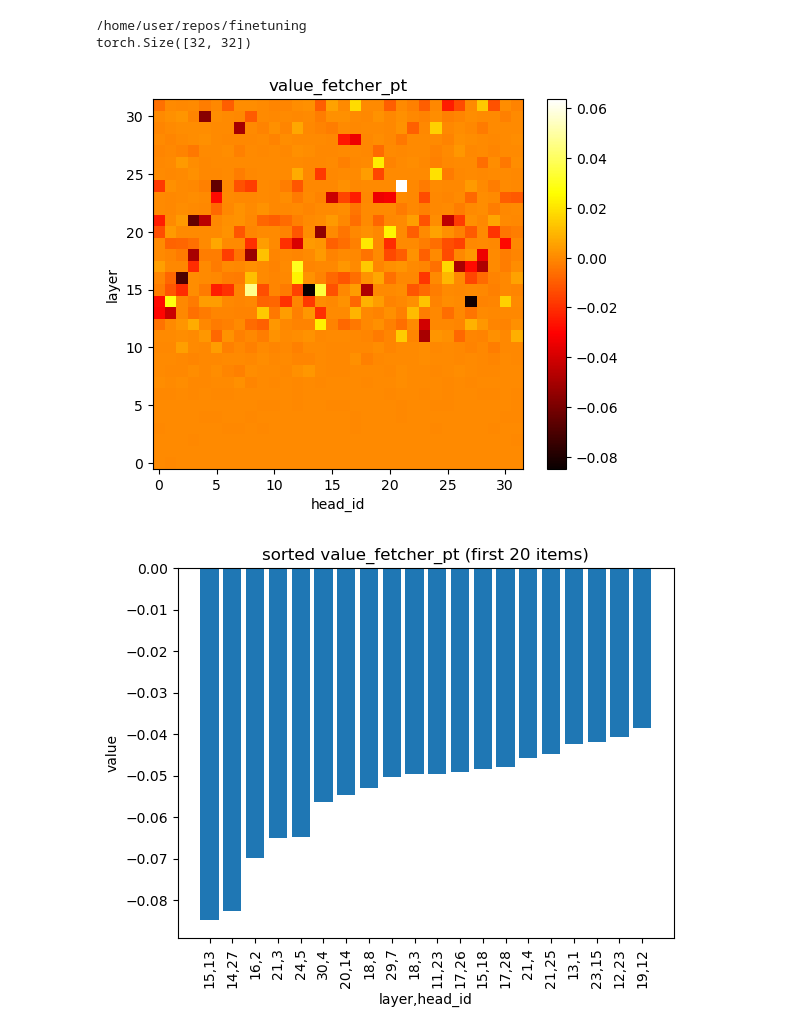
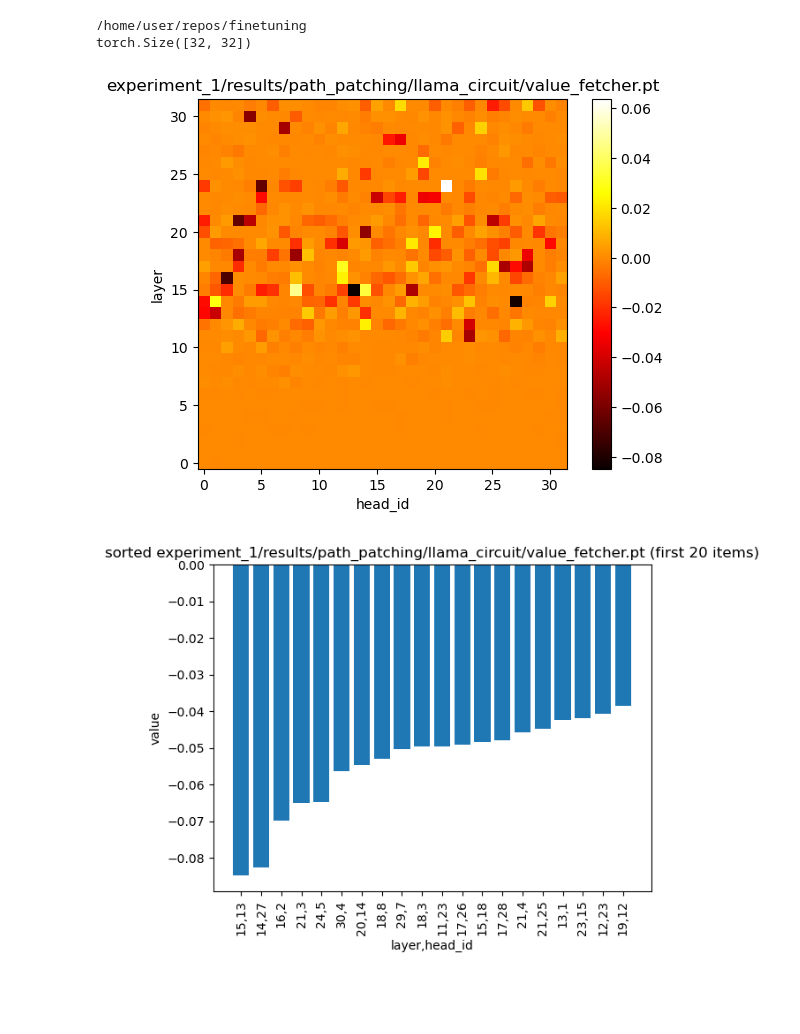
Before and after one commit to Neelectric/finetuning, a Jupyter notebook: data_explorer.ipynb, the cells around one changed output. Saved outputs shown, nothing was run; the diff lists cells and outputs as text; code cells hidden in the pictures; blank space fills up the shorter version.

```diff
--- a/data_explorer.ipynb
+++ b/data_explorer.ipynb
@@ -1,29 +1,29 @@
 # %%
 # open the pt file that was saved under "experiment_1/results/path_patching/llama_circuit/value_fetcher.pt" with torch.save and print
 
 import torch
 import os
 import matplotlib.pyplot as plt
 print(os.getcwd())
-
-value_fetcher_pt = torch.load("experiment_1/results/path_patching/llama_circuit/value_fetcher.pt").to("cpu")
+path = "experiment_1/results/path_patching/llama_circuit/value_fetcher.pt"
+value_fetcher_pt = torch.load(path).to("cpu")
 print(value_fetcher_pt.shape)
 
 # plot the value_fetcher_pt as a heatmap to visualize the values
 plt.imshow(value_fetcher_pt, cmap='hot', interpolation='nearest')
 # the rows are the layers of an llm, the columns are the head_ids. label the axes and the title of the plot
 plt.xlabel("head_id")
 plt.ylabel("layer")
-plt.title("value_fetcher_pt")
+plt.title(path)
 # y axis should start from 0 at the bottom
 plt.gca().invert_yaxis()
 # add a colorbar to the plot
 plt.colorbar()
 plt.show()
 # %% [output]
 /home/user/repos/finetuning
 torch.Size([32, 32])
-[figure, old version]
+[figure, new version]
 # %%
 # sort the values in ascending order
 sorted_values, sorted_indices = torch.sort(value_fetcher_pt.flatten(), descending=False)
@@ -36,7 +36,7 @@ plt.bar(range(20), sorted_values[:20])
 plt.xticks(range(20), [f"{layer_indices[i].item()},{head_indices[i].item()}" for i in range(20)], rotation=90)
 plt.xlabel("layer,head_id")
 plt.ylabel("value")
-plt.title("sorted value_fetcher_pt (first 20 items)")
+plt.title(f"sorted {path} (first 20 items)")
 plt.show()
 # %% [output]
-[figure, old version]
+[figure, new version]
```
Also changed, not shown: parts of 3 cells of this notebook, 4 other files.
